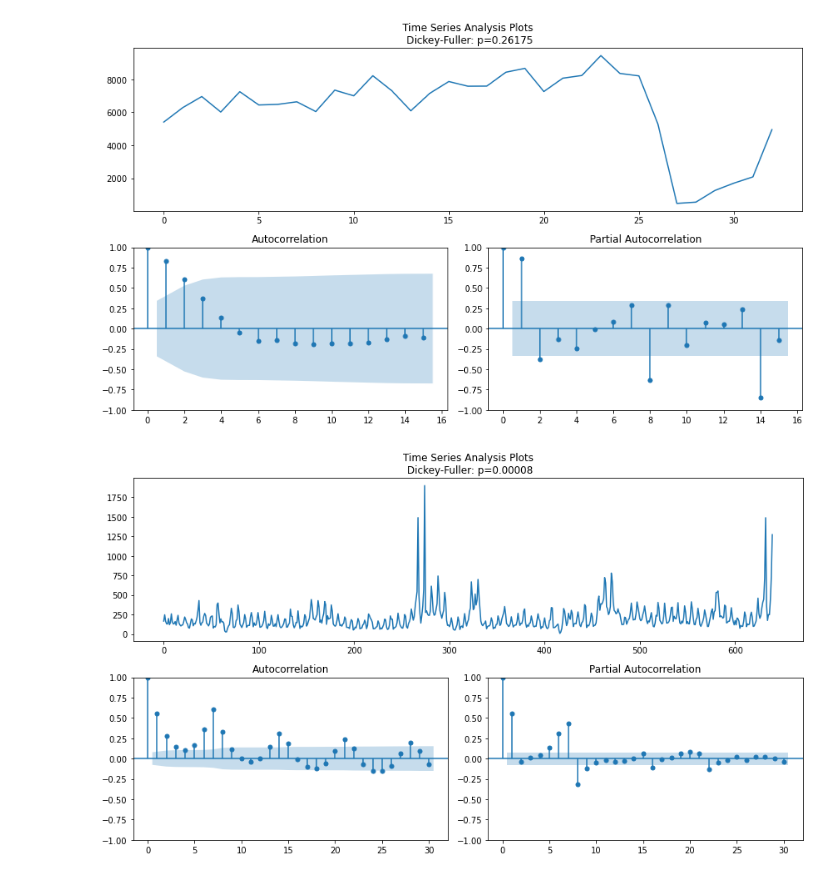
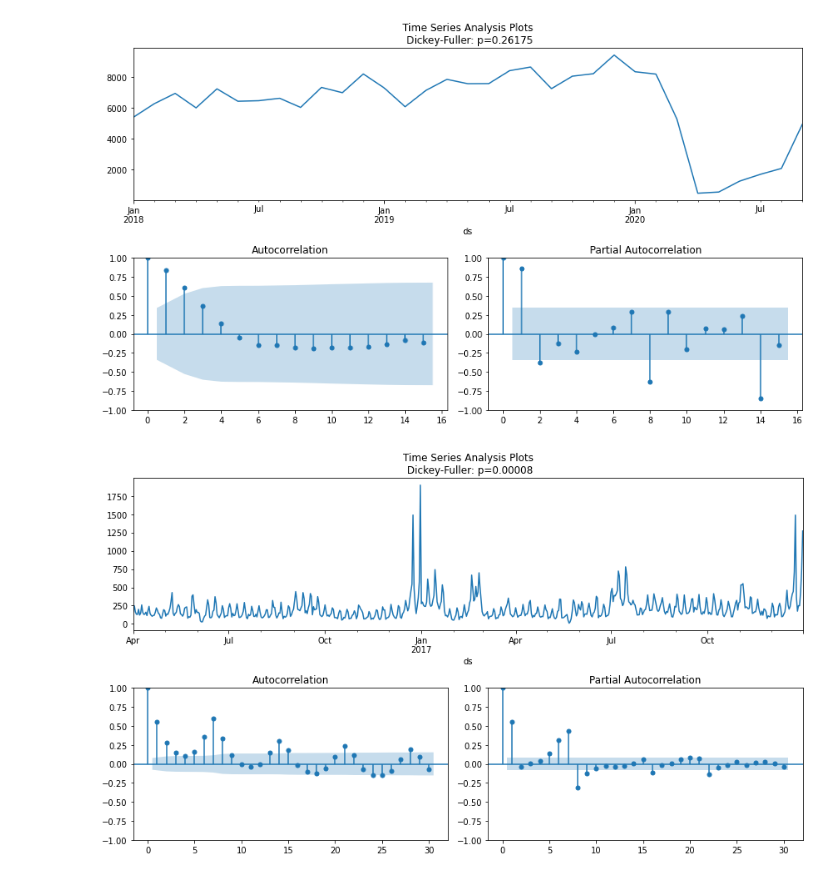
Before and after one commit to paolorossig/black-andes-test, a Jupyter notebook: problem02.ipynb, the cells around one changed output. Cells and saved outputs as stored; diff of their text form; code cells hidden in the pictures.

```diff
--- a/problem02.ipynb
+++ b/problem02.ipynb
@@ -9,6 +10,7 @@ df_paths = ["data/producto_A.csv", "data/producto_B.csv", "data/producto_C.csv"]
 
 for i in df_paths:
     df = get_data(i)
+    df.set_index("ds", inplace=True)
     max_lags = min(int(len(df) / 2) - 1, 30)
     tsplot(df.y, lags=max_lags)
 # %% [output]
@@ -16,2 +18,2 @@ for i in df_paths:
-[figure, old version]
+[figure, new version]
-[figure, old version]
+[figure, new version]
```
Also changed, not shown: parts of 12 cells of this notebook, 2 other files.
